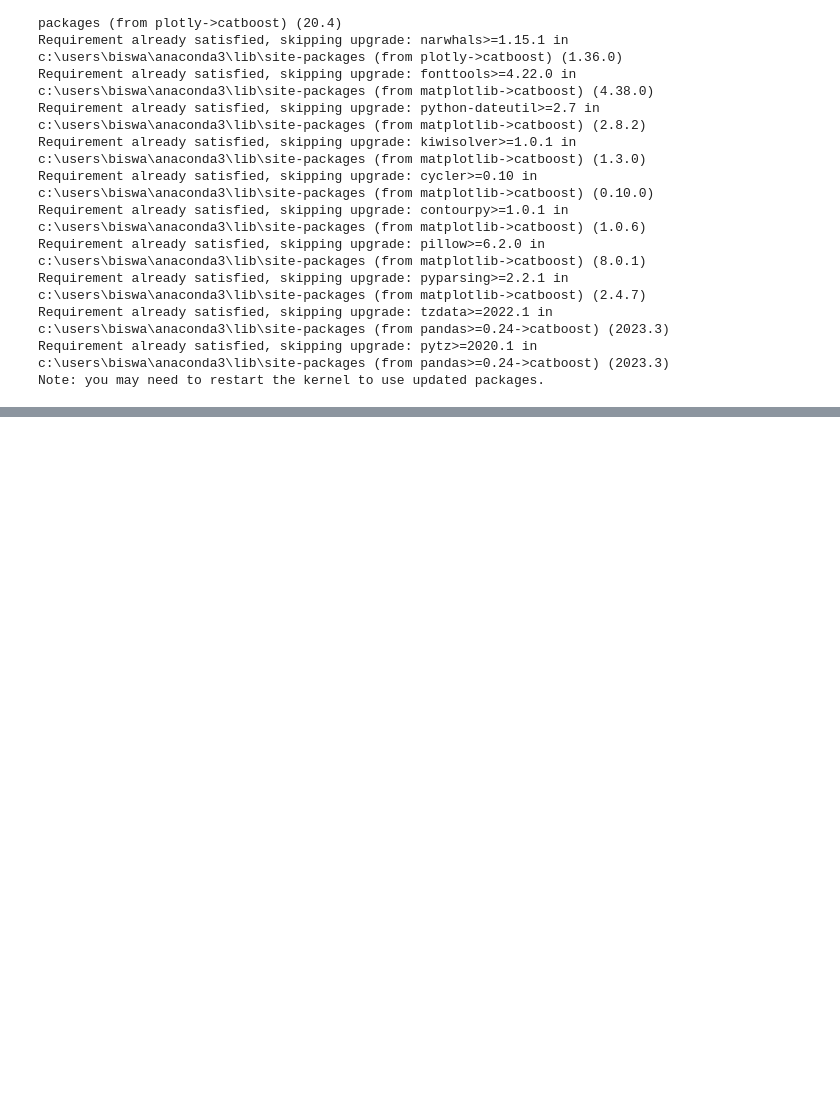
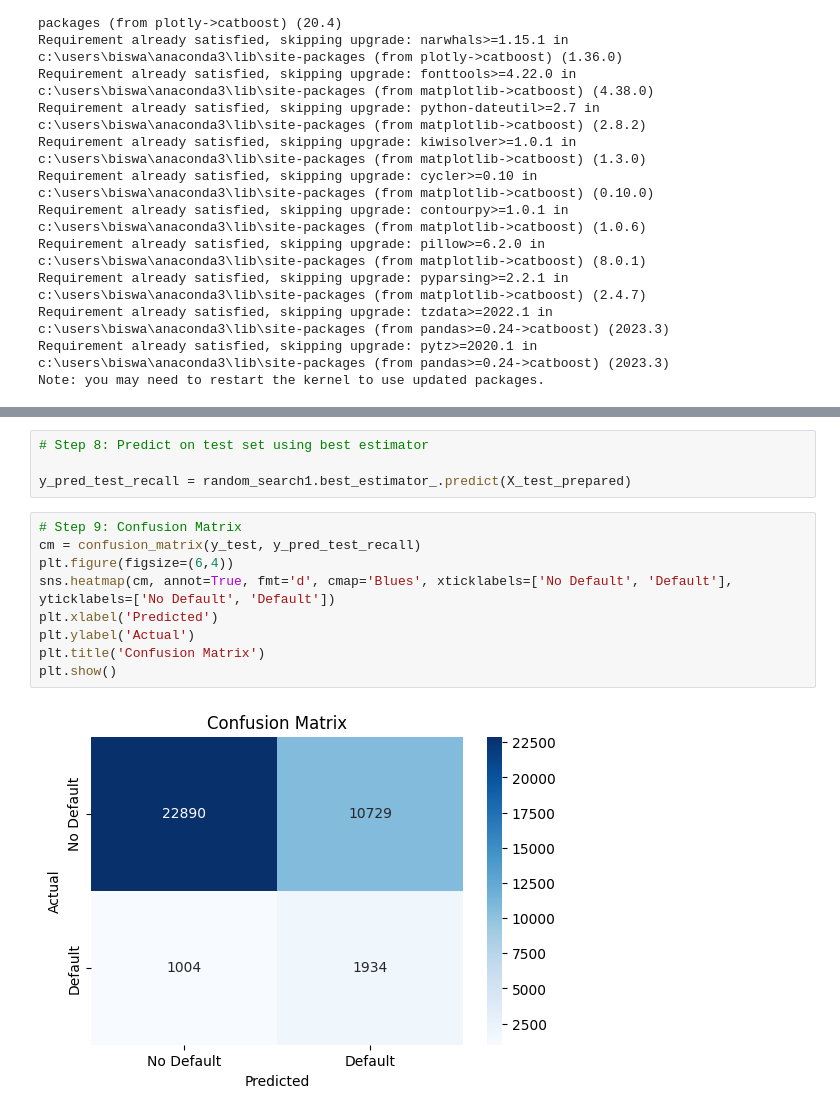
Before and after one commit to biswaj45/Loan_Default_Prediction, a Jupyter notebook: Model_training.ipynb, the cells around one changed output, grey strips where cells are left out. Cells and saved outputs as stored; diff of their text form; blank space fills up the shorter version.

```diff
--- a/Model_training.ipynb
+++ b/Model_training.ipynb
@@ -614,0 +786,15 @@ NameError: name 'python' is not defined
+# %%
+# Step 8: Predict on test set using best estimator
+
+y_pred_test_recall = random_search1.best_estimator_.predict(X_test_prepared)
+# %%
+# Step 9: Confusion Matrix
+cm = confusion_matrix(y_test, y_pred_test_recall)
+plt.figure(figsize=(6,4))
+sns.heatmap(cm, annot=True, fmt='d', cmap='Blues', xticklabels=['No Default', 'Default'], yticklabels=['No Default', 'Default'])
+plt.xlabel('Predicted')
+plt.ylabel('Actual')
+plt.title('Confusion Matrix')
+plt.show()
+# %% [output]
+[figure, added]
```
Also changed, not shown: parts of 33 cells of this notebook, 12 other files.
